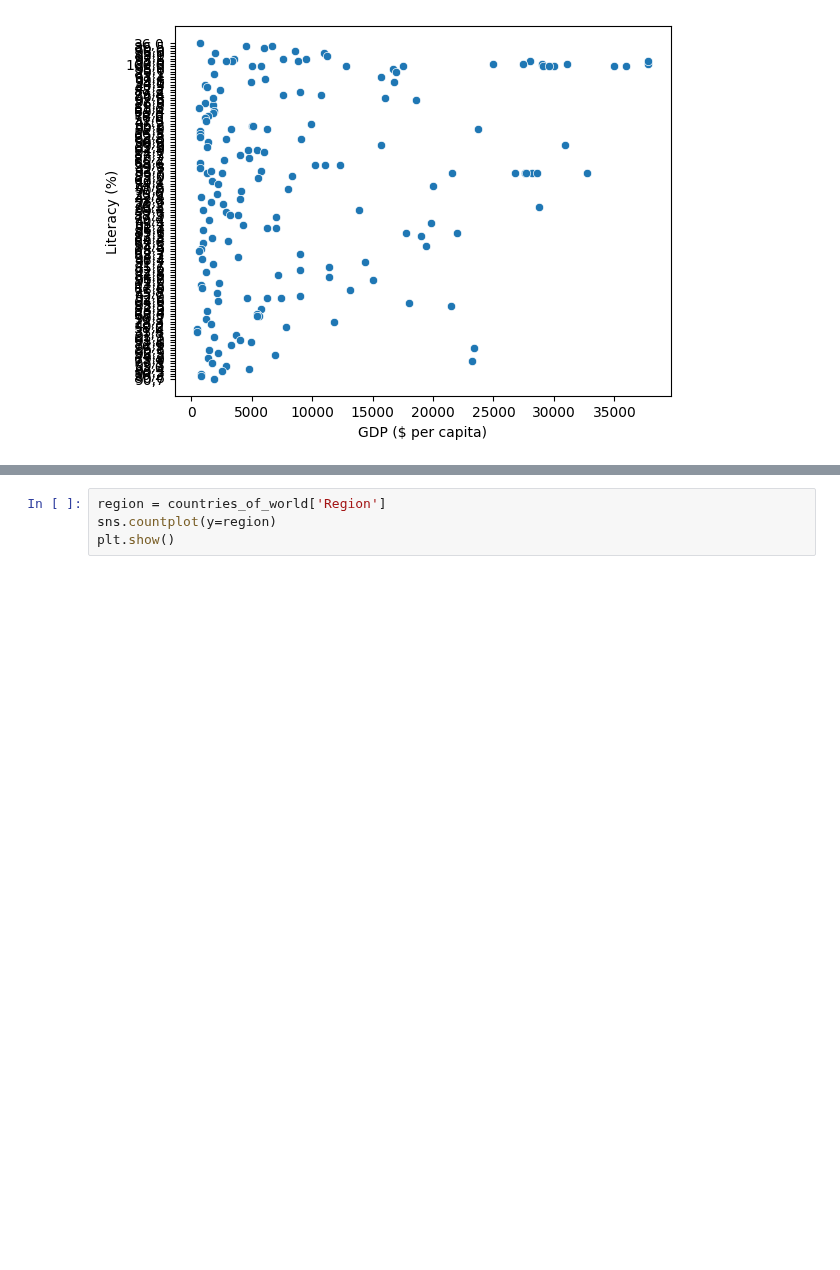
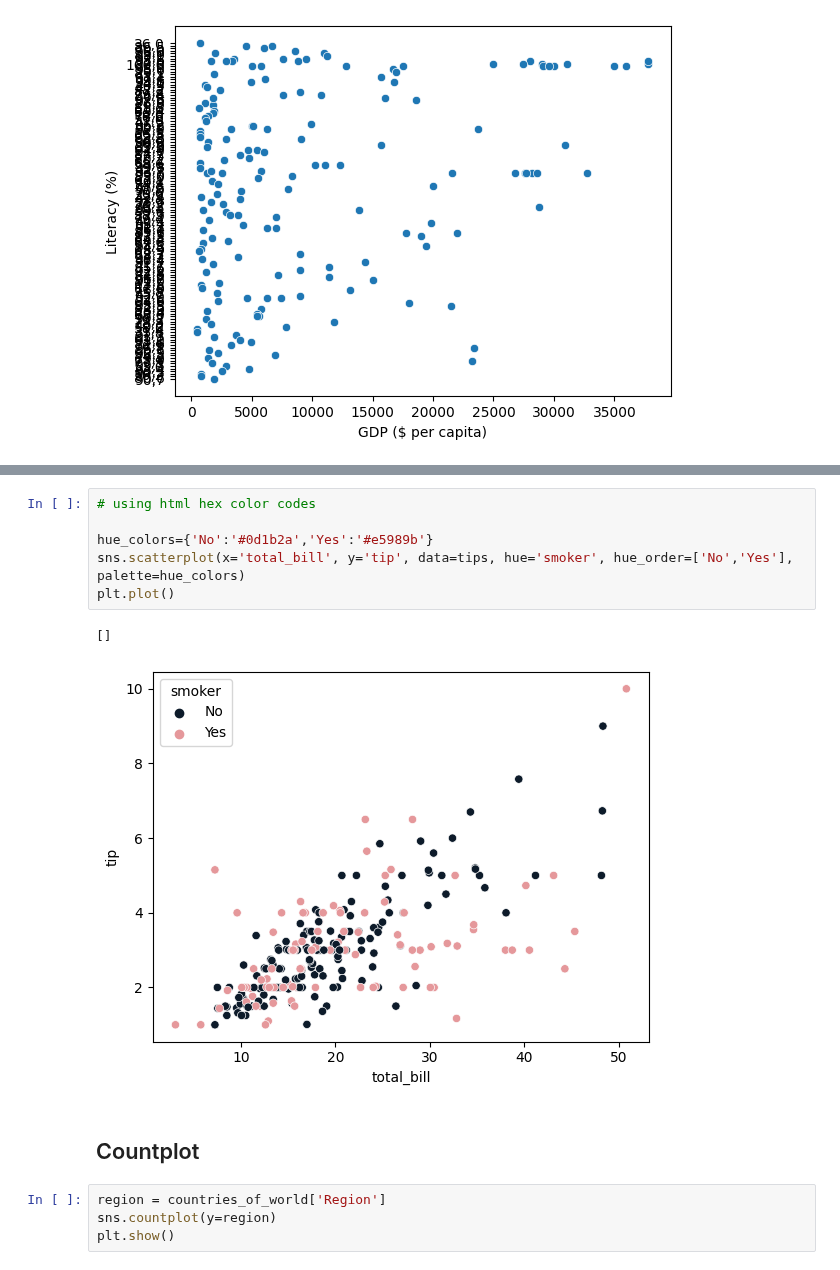
Before and after one commit to SyedaAnoosha/Data-Science-with-Python, a Jupyter notebook: Data Visualization Python/Seaborn/basic.ipynb, the cells around one changed output, grey strips where cells are left out. Drawn from its saved outputs; the diff is of its cells as text; blank space fills up the shorter version.

```diff
--- a/Data Visualization Python/Seaborn/basic.ipynb
+++ b/Data Visualization Python/Seaborn/basic.ipynb
@@ -33,3 +60,14 @@ plt.show()
+# %%
+# using html hex color codes
+
+hue_colors={'No':'#0d1b2a','Yes':'#e5989b'}
+sns.scatterplot(x='total_bill', y='tip', data=tips, hue='smoker', hue_order=['No','Yes'], palette=hue_colors)
+plt.plot()
+# %% [output]
+[]
+[figure, added]
+# %% [markdown]
+## Countplot
 # %%
 region = countries_of_world['Region']
 sns.countplot(y=region)
```
Also changed, not shown: parts of 6 cells of this notebook, 3 other files.
